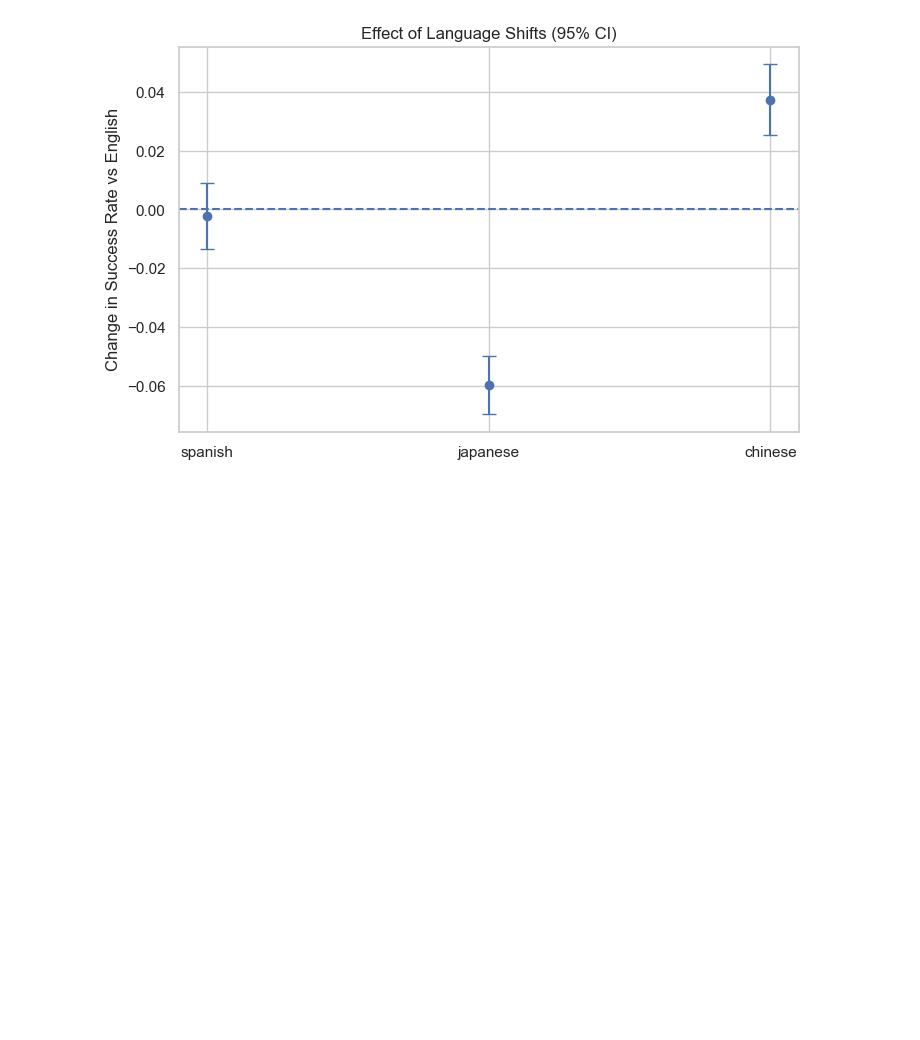
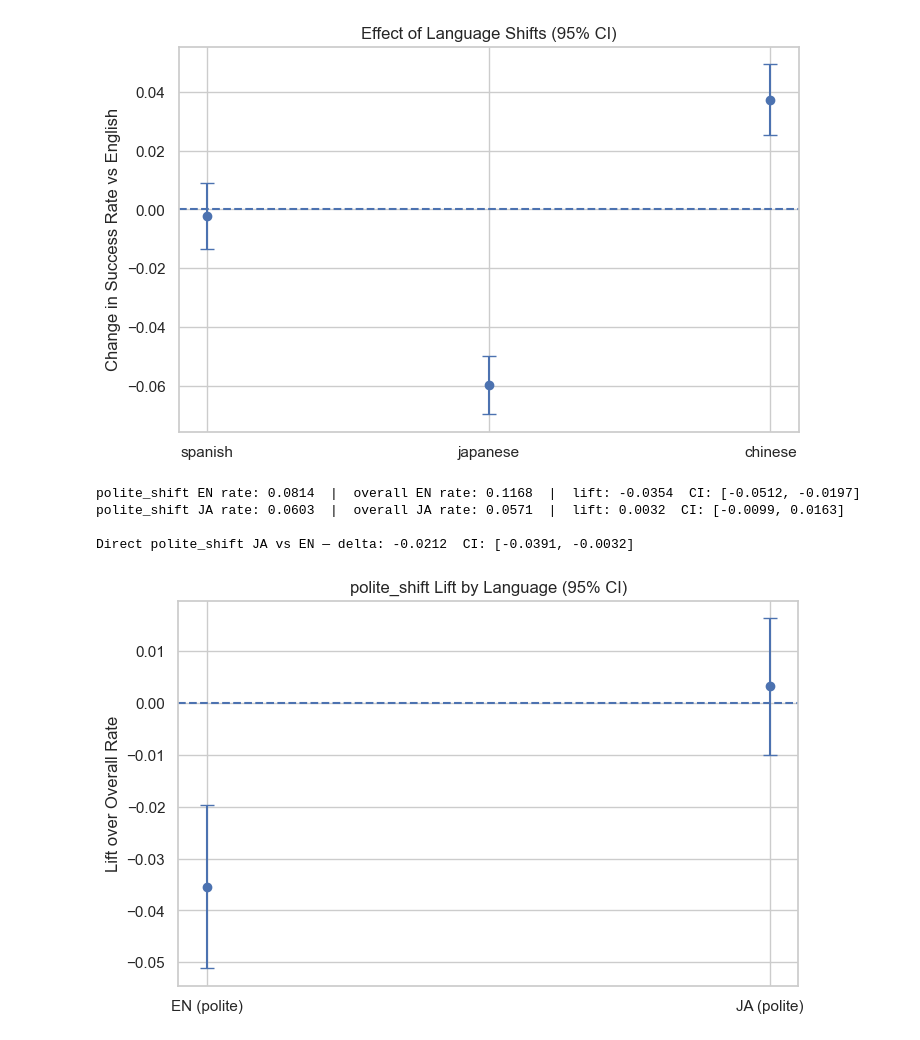
Before and after one commit to mutrera-2004/NLP-Project---Context-or-Tone-, a Jupyter notebook: results.ipynb, the cells around one changed output. Cells and saved outputs as stored; diff of their text form; code cells hidden in the pictures; blank space fills up the shorter version.

Commit message:
japanese polite

```diff
--- a/results.ipynb
+++ b/results.ipynb
@@ -389,3 +388,80 @@ plt.title("Effect of Language Shifts (95% CI)")
 plt.show()
 # %% [output]
 [figure]
+# %%
+
+# polite_shift rate for English
+ps_en_success = polite_shift[[f"{model}_en_verdict" for model in models]].sum().sum()
+ps_en_total = polite_shift[[f"{model}_en_verdict" for model in models]].count().sum()
+
+# polite_shift rate for Japanese
+ps_ja_success = polite_shift[[f"{model}_ja_verdict" for model in models]].sum().sum()
+ps_ja_total = polite_shift[[f"{model}_ja_verdict" for model in models]].count().sum()
+
+# overall rate for each language (all datasets)
+all_en_success = sum(df[[f"{model}_en_verdict" for model in models]].sum().sum() for df in [advench, context_shift, polite_shift, both_shift])
+all_en_total   = sum(df[[f"{model}_en_verdict" for model in models]].count().sum() for df in [advench, context_shift, polite_shift, both_shift])
+
+all_ja_success = sum(df[[f"{model}_ja_verdict" for model in models]].sum().sum() for df in [advench, context_shift, polite_shift, both_shift])
+all_ja_total   = sum(df[[f"{model}_ja_verdict" for model in models]].count().sum() for df in [advench, context_shift, polite_shift, both_shift])
+
+# lift = polite_shift rate vs overall rate, per language
+en_rate = all_en_success / all_en_total
+ja_rate = all_ja_success / all_ja_total
+ps_en_rate = ps_en_success / ps_en_total
+ps_ja_rate = ps_ja_success / ps_ja_total
+
+en_lift = ps_en_rate - en_rate
+ja_lift = ps_ja_rate - ja_rate
+
+# CI on polite_shift JA vs polite_shift EN (direct cross-language)
+ci_low_direct, ci_high_direct = confint_proportions_2indep(
+    ps_ja_success, ps_ja_total,
+    ps_en_success, ps_en_total,
+    method="wald"
+)
+
+# CI on polite_shift vs overall, per language
+ci_low_en, ci_high_en = confint_proportions_2indep(
+    ps_en_success, ps_en_total,
+    all_en_success, all_en_total,
+    method="wald"
+)
+ci_low_ja, ci_high_ja = confint_proportions_2indep(
+    ps_ja_success, ps_ja_total,
+    all_ja_success, all_ja_total,
+    method="wald"
+)
+
+print(f"polite_shift EN rate: {ps_en_rate:.4f}  |  overall EN rate: {en_rate:.4f}  |  lift: {en_lift:.4f}  CI: [{ci_low_en:.4f}, {ci_high_en:.4f}]")
+print(f"polite_shift JA rate: {ps_ja_rate:.4f}  |  overall JA rate: {ja_rate:.4f}  |  lift: {ja_lift:.4f}  CI: [{ci_low_ja:.4f}, {ci_high_ja:.4f}]")
+print(f"\nDirect polite_shift JA vs EN — delta: {ps_ja_rate - ps_en_rate:.4f}  CI: [{ci_low_direct:.4f}, {ci_high_direct:.4f}]")
+# %% [output]
+polite_shift EN rate: 0.0814  |  overall EN rate: 0.1168  |  lift: -0.0354  CI: [-0.0512, -0.0197]
+polite_shift JA rate: 0.0603  |  overall JA rate: 0.0571  |  lift: 0.0032  CI: [-0.0099, 0.0163]
+
+Direct polite_shift JA vs EN — delta: -0.0212  CI: [-0.0391, -0.0032]
+# %%
+results = [
+    {"language": "EN (polite)", "delta": ps_en_rate - en_rate, "CI_low": ci_low_en, "CI_high": ci_high_en},
+    {"language": "JA (polite)", "delta": ps_ja_rate - ja_rate, "CI_low": ci_low_ja, "CI_high": ci_high_ja},
+]
+ps_df = pd.DataFrame(results)
+
+plt.figure(figsize=(8, 5))
+plt.errorbar(
+    ps_df["language"],
+    ps_df["delta"],
+    yerr=[
+        ps_df["delta"] - ps_df["CI_low"],
+        ps_df["CI_high"] - ps_df["delta"]
+    ],
+    fmt="o",
+    capsize=5
+)
+plt.axhline(0, linestyle="--")
+plt.ylabel("Lift over Overall Rate")
+plt.title("polite_shift Lift by Language (95% CI)")
+plt.show()
+# %% [output]
+[figure, added]
```
Also changed, not shown: parts of 1 cell of this notebook.
